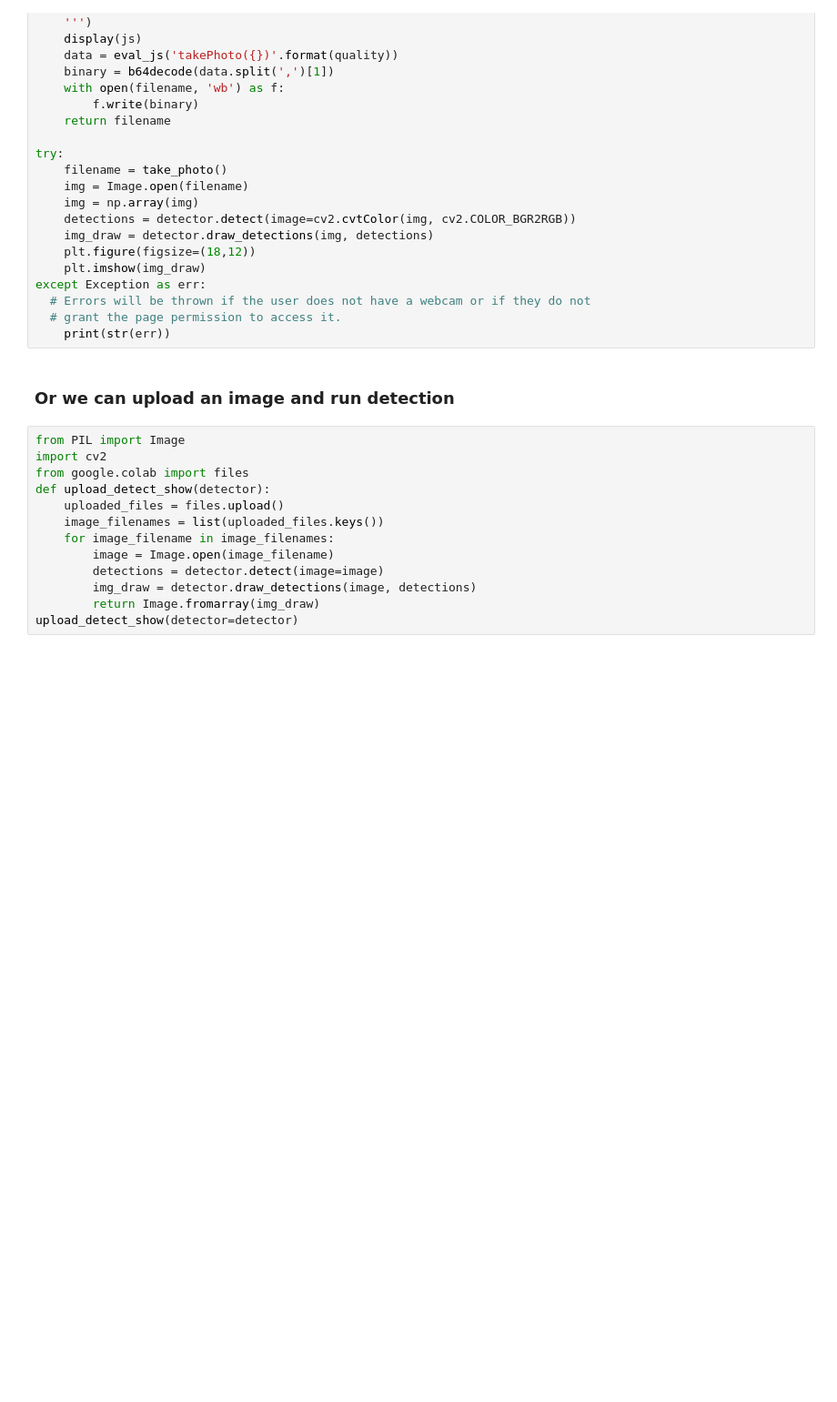
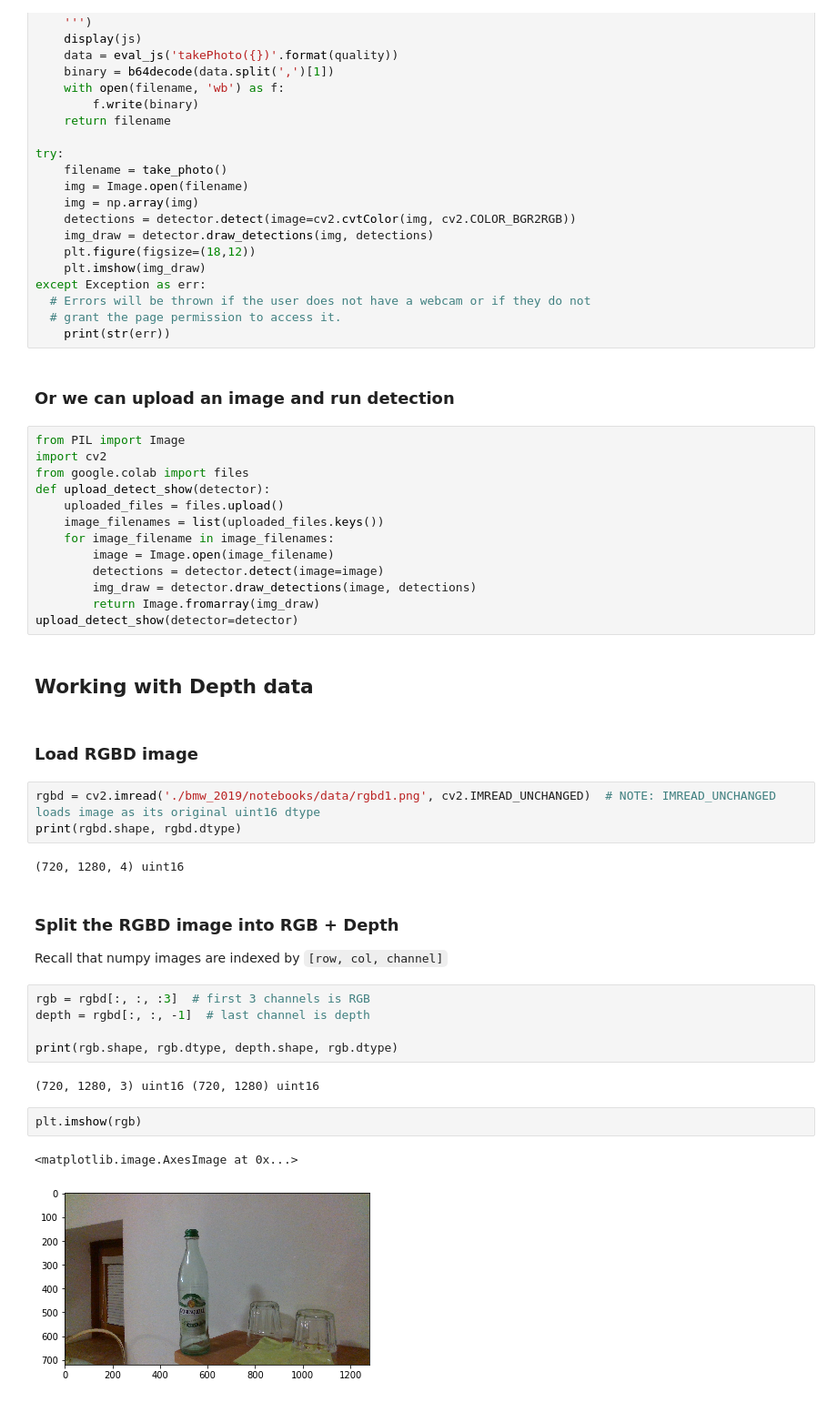
Before and after one commit to kylehounslow/bmw_2019, a Jupyter notebook: notebooks/object_measurement.ipynb, the cells around one changed output. Shown at 91% size. Cells and saved outputs as stored; diff of their text form; blank space fills up the shorter version.

```diff
--- a/notebooks/object_measurement.ipynb
+++ b/notebooks/object_measurement.ipynb
@@ -189,3 +192,27 @@ def upload_detect_show(detector):
         img_draw = detector.draw_detections(image, detections)
         return Image.fromarray(img_draw)
 upload_detect_show(detector=detector)
+# %% [markdown]
+## Working with Depth data
+# %% [markdown]
+### Load RGBD image
+# %%
+rgbd = cv2.imread('./bmw_2019/notebooks/data/rgbd1.png', cv2.IMREAD_UNCHANGED)  # NOTE: IMREAD_UNCHANGED loads image as its original uint16 dtype
+print(rgbd.shape, rgbd.dtype)
+# %% [output]
+(720, 1280, 4) uint16
+# %% [markdown]
+### Split the RGBD image into RGB + Depth
+Recall that numpy images are indexed by `[row, col, channel]`
+# %%
+rgb = rgbd[:, :, :3]  # first 3 channels is RGB
+depth = rgbd[:, :, -1]  # last channel is depth
+
+print(rgb.shape, rgb.dtype, depth.shape, rgb.dtype)
+# %% [output]
+(720, 1280, 3) uint16 (720, 1280) uint16
+# %%
+plt.imshow(rgb)
+# %% [output]
+<matplotlib.image.AxesImage at 0x...>
+[figure, added]
```
Also changed, not shown: parts of 20 cells of this notebook.
